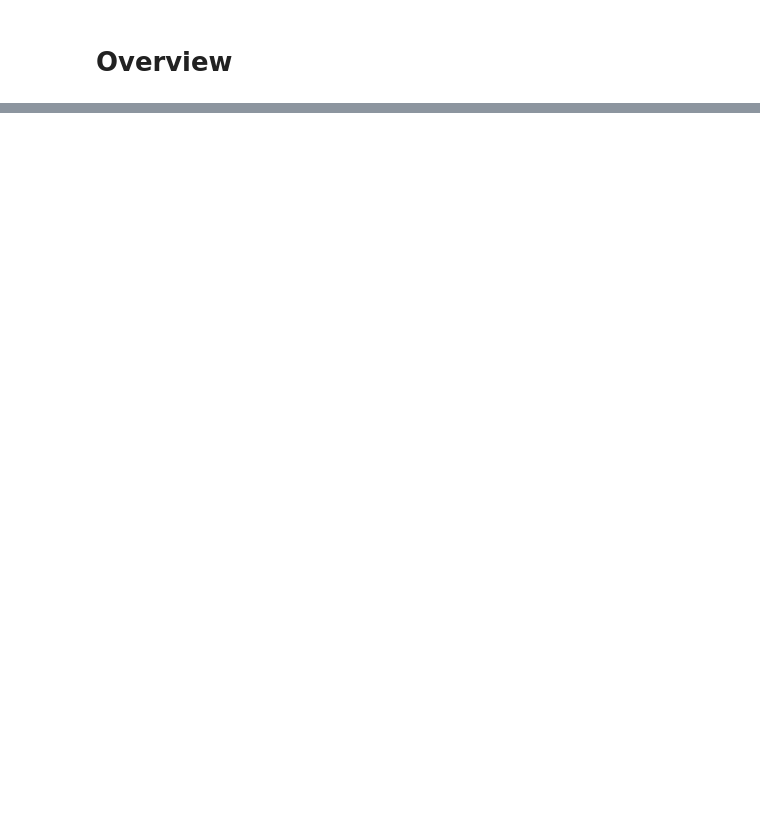
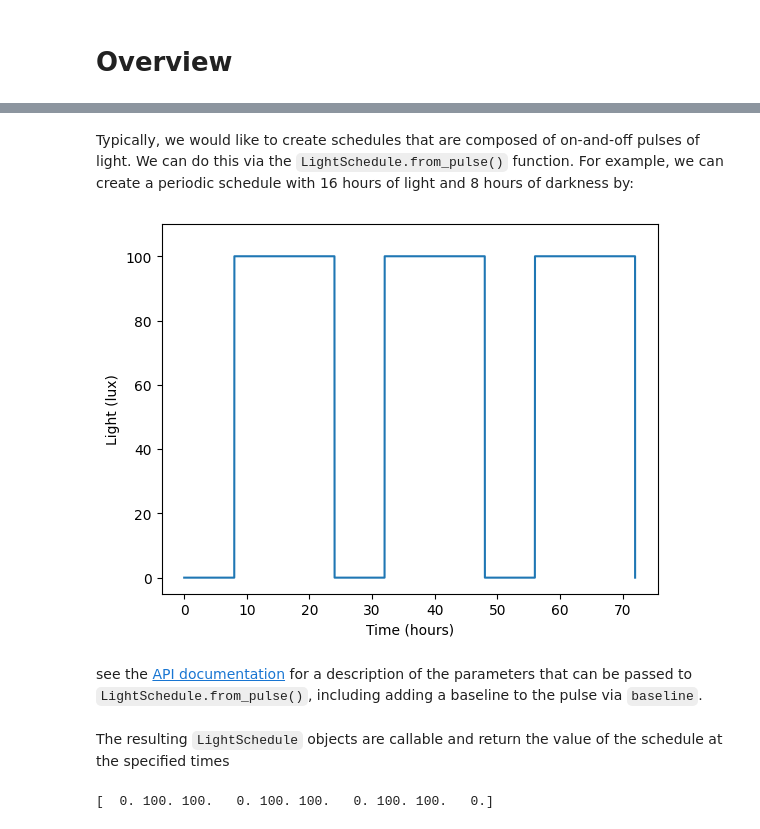
Before and after one commit to Arcascope/circadian, a Jupyter notebook: nbs/01_lights.ipynb, the cells around one changed output, grey strips where cells are left out. Drawn from its saved outputs; the diff is of its cells as text; code cells hidden in the pictures; blank space fills up the shorter version.

```diff
--- a/nbs/01_lights.ipynb
+++ b/nbs/01_lights.ipynb
@@ -1163,0 +1059,19 @@ plt.title("Social Jetlag Light Schedule");
+# %% [markdown]
+Typically, we would like to create schedules that are composed of on-and-off pulses of light. We can do this via the `LightSchedule.from_pulse()` function. For example, we can create a periodic schedule with 16 hours of light and 8 hours of darkness by:
+# %%
+on_off_schedule = LightSchedule.from_pulse(100.0, start=8, duration=16.0, period=24.0)
+ax = on_off_schedule.plot(0.0, 72.0)
+ax.set_ylim(-5, 110);
+ax.set_xlabel('Time (hours)');
+ax.set_ylabel('Light (lux)');
+# %% [output]
+[figure, added]
+# %% [markdown]
+see the [API documentation](#api-documentation) for a description of the parameters that can be passed to `LightSchedule.from_pulse()`, including adding a baseline to the pulse via `baseline`.
+# %% [markdown]
+The resulting `LightSchedule` objects are callable and return the value of the schedule at the specified times
+# %%
+times = np.linspace(0.0, 72.0, 10)
+print(on_off_schedule(times))
+# %% [output]
+[  0. 100. 100.   0. 100. 100.   0. 100. 100.   0.]
```
Also changed, not shown: parts of 80 cells of this notebook, 7 other files.
